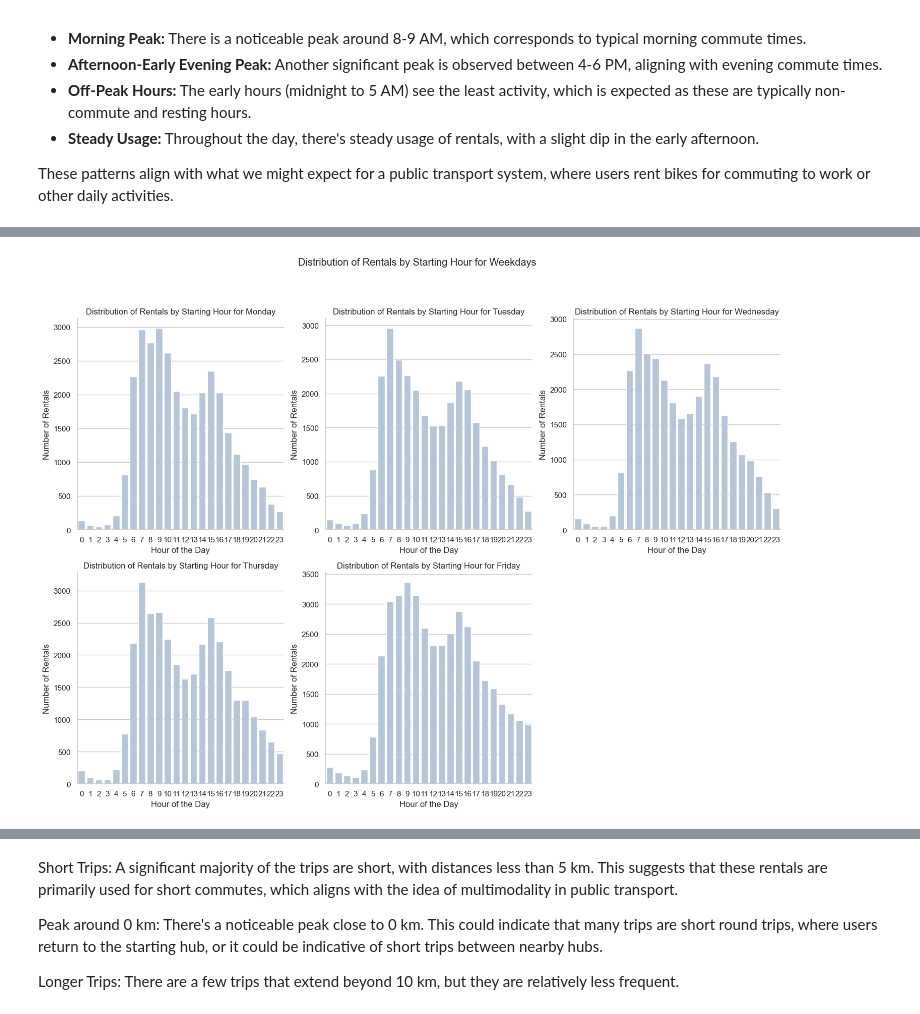
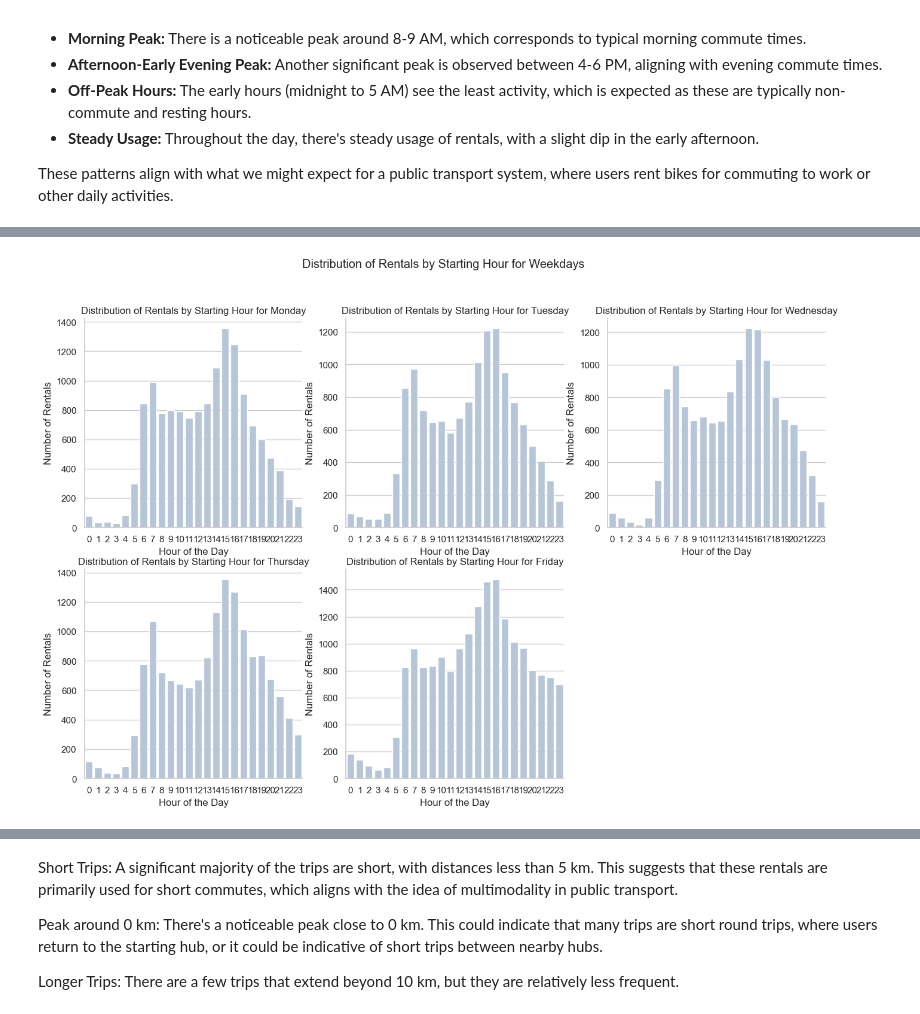
Before and after one commit to mihainipomici/multimodal_public_transport_copenhagen, a Jupyter notebook: notebooks/donkey_analysis.ipynb, the cells around one changed output, grey strips where cells are left out. Drawn from its saved outputs; the diff is of its cells as text; code cells hidden in the pictures.

```diff
--- a/notebooks/donkey_analysis.ipynb
+++ b/notebooks/donkey_analysis.ipynb
@@ -248,3 +288,6 @@ remaining_long_trips_count
+# %%
+# drop trips lasting more than 12 hours
+rentals = rentals[rentals['TripDurationHr'] <= 2]
 # %%
 # Top 10 hubs for starting rentals
 top_start_hubs = rentals['nameStart'].value_counts().head(10)
@@ -366,7 +421,8 @@ import matplotlib.pyplot as plt
 import seaborn as sns
 
 # Create a list of the top 10 most popular routes
-top_routes = rentals['Route'].value_counts().head(10).index.tolist()
+top_routes = rentals['Route'].value_counts().head(10).index
+top_routes_series = rentals['Route'].value_counts().head(10)
 
 # Create a figure with 5 columns and 2 rows
 fig, axes = plt.subplots(nrows=2, ncols=5, figsize=(20, 8))
@@ -382,7 +438,7 @@ for i, route in enumerate(top_routes):
     axes[i].set_xlabel('')
     axes[i].set_ylabel('Rentals')
 
-
+plt.suptitle('Hourly Distribution of Top 10 Routes', y=1.03, fontsize=18)
 plt.tight_layout()
 plt.show()
 # %% [output]
@@ -458,10 +523,10 @@ plt.show()
 # for Friday, Saturday, and Sunday explore the hourly distribution
 weekend_rentals = rentals[rentals['Weekday'].isin(['Friday', 'Saturday', 'Sunday'])]
 
-weekdays = ['Friday', 'Saturday', 'Sunday']
+weekenddays = ['Friday', 'Saturday', 'Sunday']
 fig, axs = plt.subplots(1, 3, figsize=(18, 6))
 
-for i, day in enumerate(weekdays):
+for i, day in enumerate(weekenddays):
     day_rentals = weekend_rentals[weekend_rentals['Weekday'] == day]
     sns.countplot(data=day_rentals, x='StartHour', color='lightsteelblue', ax=axs[i])
     axs[i].set_title(f'Distribution of Rentals by Starting Hour for {day}')
@@ -476,0 +560,20 @@ plt.show()
+# %%
+# Create a list of the top 10 most popular routes for each day of the weekend
+weekend_top_routes = {}
+for day in ['Friday', 'Saturday', 'Sunday']:
+    weekend_top_routes[day] = rentals[rentals['Weekday'] == day]['Route'].value_counts().head(10)
+
+# plot the count of each top route for each day of the weekend
+fig, axs = plt.subplots(3, 1, figsize=(12, 12))
+
+for i, day in enumerate(['Friday', 'Saturday', 'Sunday']):
+    sns.barplot(y=weekend_top_routes[day].index, x=weekend_top_routes[day].values, palette='cubehelix', ax=axs[i])
+    axs[i].set_title(f'Top 10 Most Popular Routes for {day}')
+    axs[i].set_xlabel('Number of Rentals')
+    axs[i].set_ylabel('Route (StartHub -> EndHub)')
+    axs[i].grid(axis='x', linestyle='--', linewidth=0.5)
+    sns.despine()
+
+# remove the last subplot
+#fig.delaxes(axs[1, 1])
+plt.tight_layout()
@@ -477,27 +582,27 @@ plt.show()
 # %%
 # for Monday to Friday, explore the hourly distribution
 weekday_rentals = rentals[rentals['Weekday'].isin(['Monday', 'Tuesday', 'Wednesday', 'Thursday', 'Friday'])]
 
 weekdays = ['Monday', 'Tuesday', 'Wednesday', 'Thursday', 'Friday']
-fig, axs = plt.subplots(2, 3, figsize=(18, 12))
+fig, axs = plt.subplots(2, 3, figsize=(16, 10))
 
 for i, day in enumerate(weekdays):
     row = i // 3
     col = i % 3
     day_rentals = weekday_rentals[weekday_rentals['Weekday'] == day]
     sns.countplot(data=day_rentals, x='StartHour', color='lightsteelblue', ax=axs[row, col])
     axs[row, col].set_title(f'Distribution of Rentals by Starting Hour for {day}')
     axs[row, col].set_ylabel('Number of Rentals')
     axs[row, col].set_xlabel('Hour of the Day')
     axs[row, col].set_xticklabels(axs[row, col].get_xticklabels(), rotation=0)
     sns.despine()
 
 plt.suptitle('Distribution of Rentals by Starting Hour for Weekdays')
 # remove the last subplot
 fig.delaxes(axs[1, 2])
 plt.show()
 # %% [output]
-[figure, old version]
+[figure, new version]
 # %%
 # Group by StartTime date (ignoring the time component) and count the rentals
 daily_rentals = rentals.groupby(rentals['StartTime'].dt.date).size()
```
Also changed, not shown: parts of 29 cells of this notebook, 1 other file.
